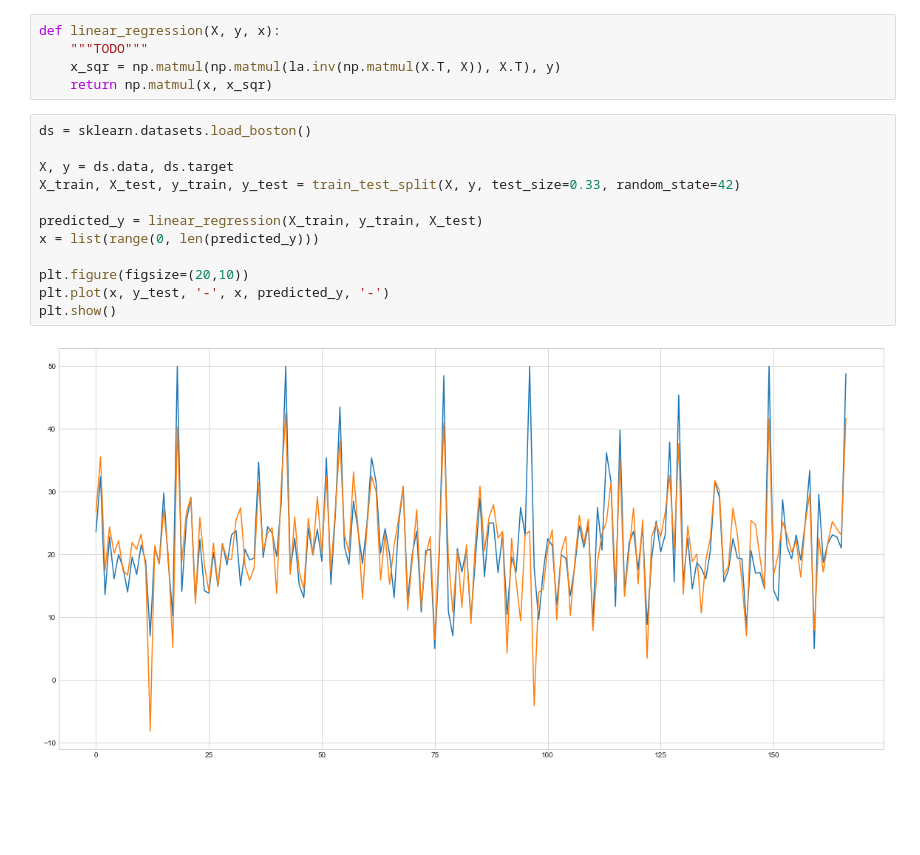
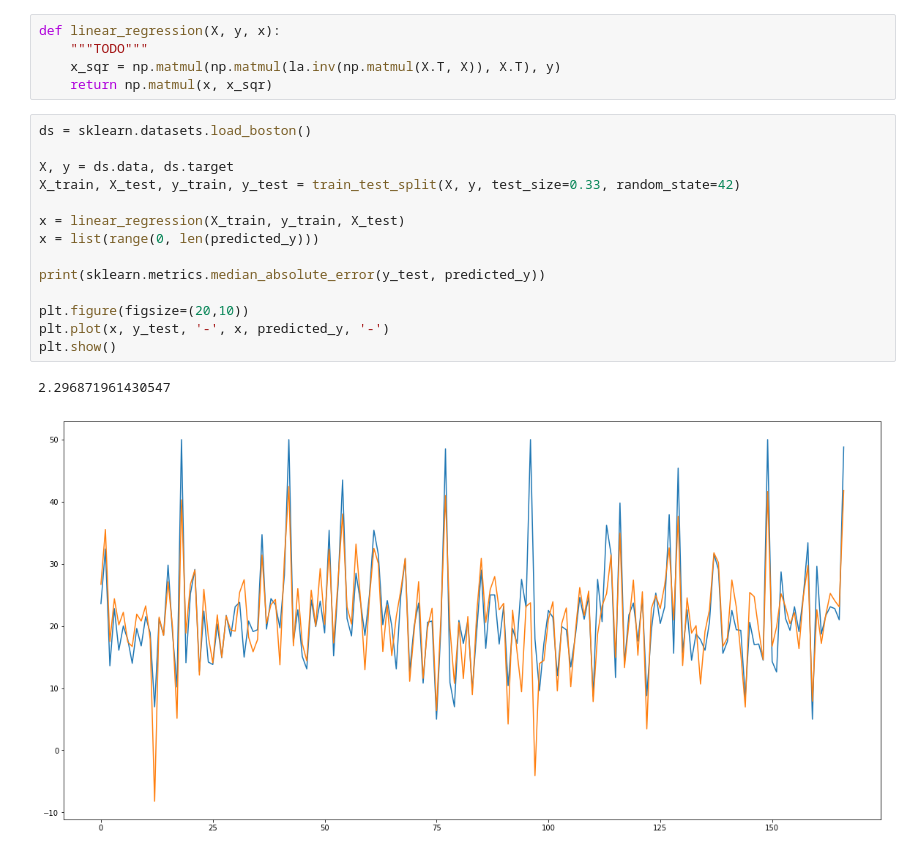
Before and after one commit to FelipeRosa/ml-notebooks, a Jupyter notebook: regression.ipynb, the cells around one changed output. Saved outputs shown, nothing was run; the diff lists cells and outputs as text; blank space fills up the shorter version.

```diff
--- a/regression.ipynb
+++ b/regression.ipynb
@@ -40,14 +40,17 @@ def linear_regression(X, y, x):
 # %%
 ds = sklearn.datasets.load_boston()
 
 X, y = ds.data, ds.target
 X_train, X_test, y_train, y_test = train_test_split(X, y, test_size=0.33, random_state=42)
 
-predicted_y = linear_regression(X_train, y_train, X_test)
+x = linear_regression(X_train, y_train, X_test)
 x = list(range(0, len(predicted_y)))
+
+print(sklearn.metrics.median_absolute_error(y_test, predicted_y))
 
 plt.figure(figsize=(20,10))
 plt.plot(x, y_test, '-', x, predicted_y, '-')
 plt.show()
 # %% [output]
+2.296871961430547
-[figure, old version]
+[figure, new version]
```
Also changed, not shown: 1 other file.
